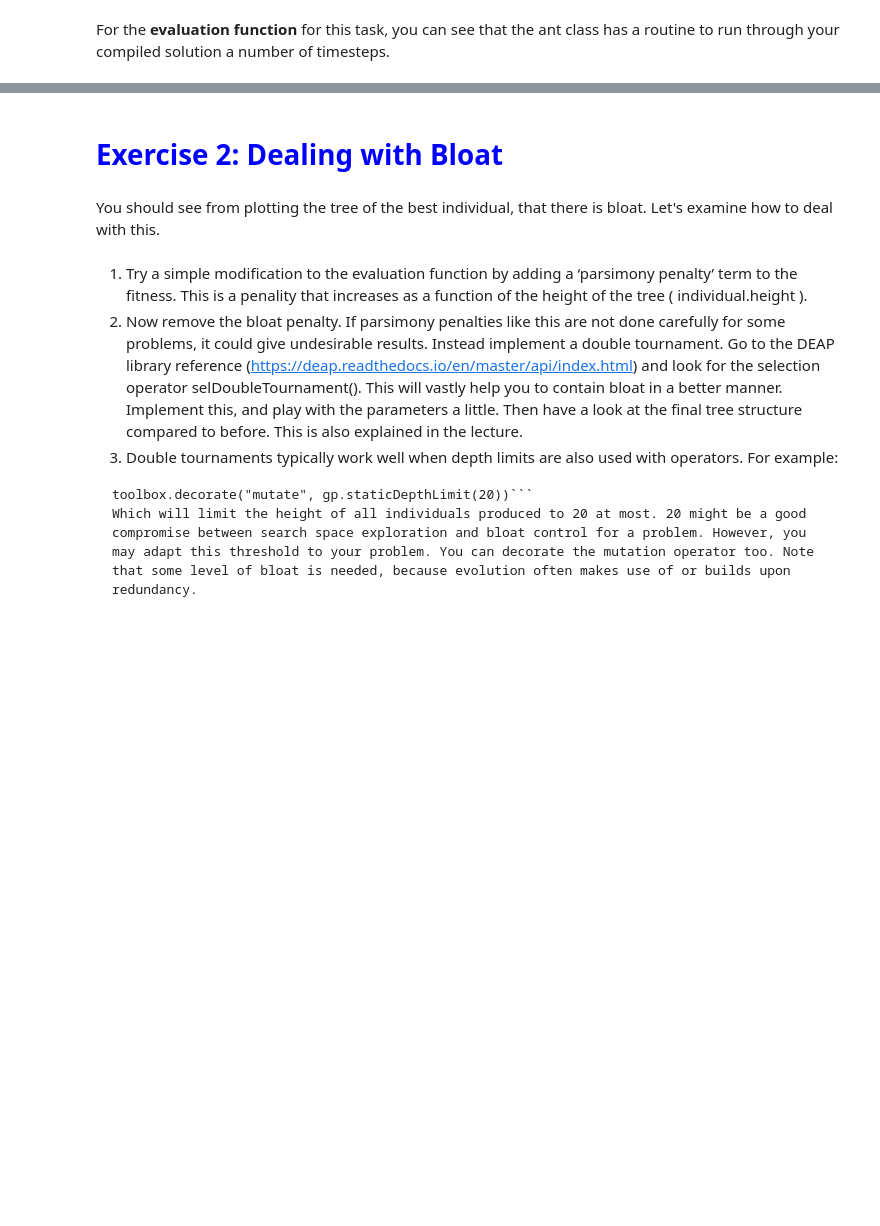
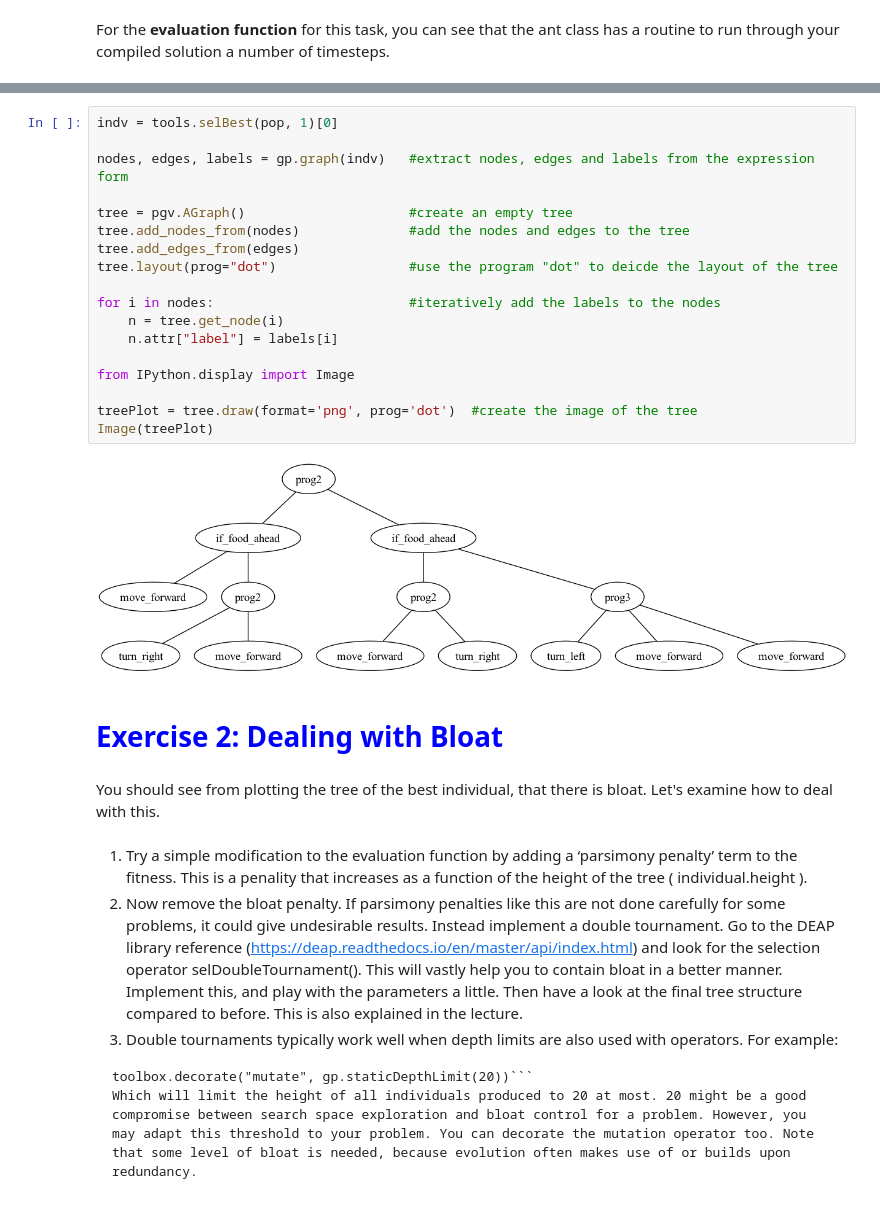
Before and after one commit to elijah-jones-2003/EVAC, a Jupyter notebook: Workshops/EVAC_Workshop4B_Workbook.ipynb, the cells around one changed output, grey strips where cells are left out. Cells and saved outputs as stored; diff of their text form; blank space fills up the shorter version.

```diff
--- a/Workshops/EVAC_Workshop4B_Workbook.ipynb
+++ b/Workshops/EVAC_Workshop4B_Workbook.ipynb
@@ -169,3 +296,23 @@ For the **evaluation function** for this task, you can see that the ant class ha
+# %%
+indv = tools.selBest(pop, 1)[0]
+
+nodes, edges, labels = gp.graph(indv)   #extract nodes, edges and labels from the expression form
+
+tree = pgv.AGraph()                     #create an empty tree
+tree.add_nodes_from(nodes)              #add the nodes and edges to the tree
+tree.add_edges_from(edges)
+tree.layout(prog="dot")                 #use the program "dot" to deicde the layout of the tree
+
+for i in nodes:                         #iteratively add the labels to the nodes
+    n = tree.get_node(i)
+    n.attr["label"] = labels[i]
+
+from IPython.display import Image
+
+treePlot = tree.draw(format='png', prog='dot')  #create the image of the tree
+Image(treePlot)
+# %% [output]
+[figure, added]
 # %% [markdown]
 # <span style="color:Blue">Exercise 2: Dealing with Bloat</span>
 # %% [markdown]
```
Also changed, not shown: parts of 6 cells of this notebook, 4 other files.
